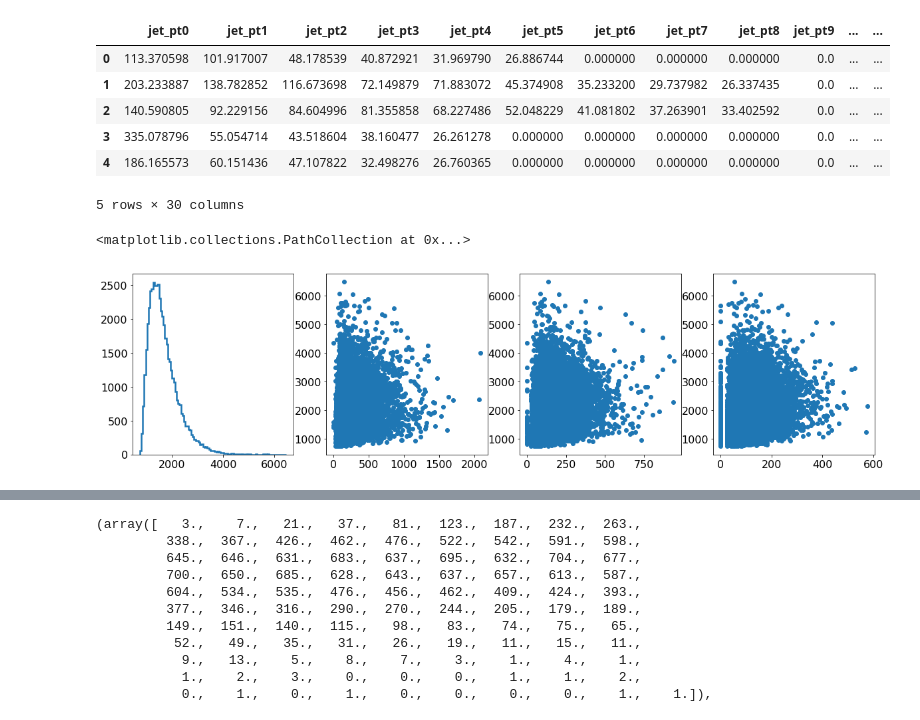
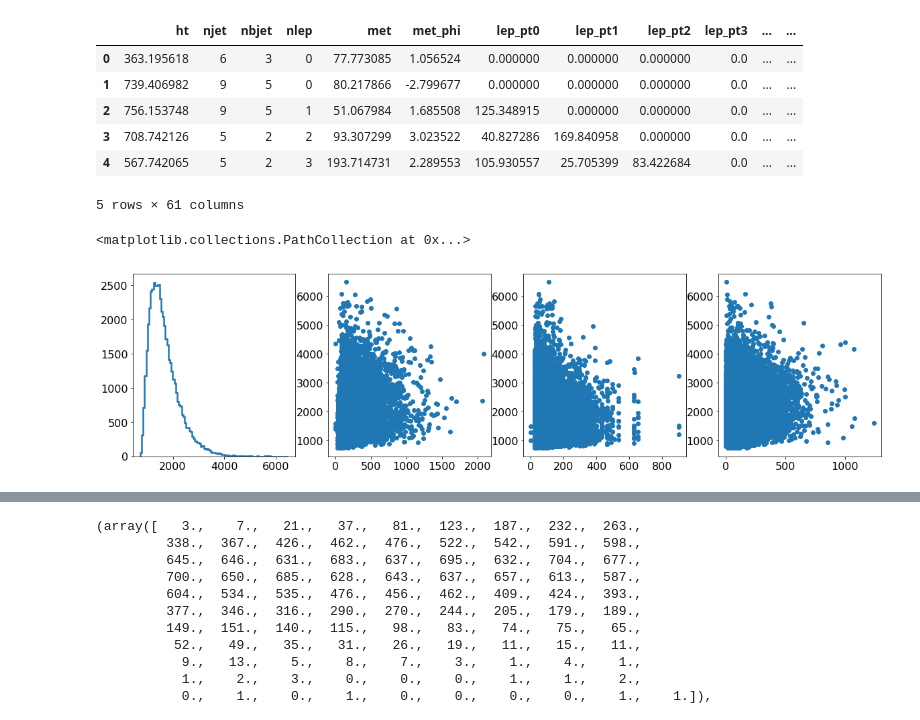
Before and after one commit to rmadar/ML-HEP, a Jupyter notebook: TestRootNumpy.ipynb, the cells around one changed output, grey strips where cells are left out. Saved outputs shown, nothing was run; the diff lists cells and outputs as text; code cells hidden in the pictures.

```diff
--- a/TestRootNumpy.ipynb
+++ b/TestRootNumpy.ipynb
@@ -28,31 +26,31 @@ Welcome to JupyROOT 6.10/02
 # %%
-data = root2array('flatNtuple_4topCI.root')
+data = root2array('flatNtuple_4topSM.root')
 df = pd.DataFrame(data)
 cols = df.columns.tolist()
 cols = cols[1:-1] + [cols[0]]
 df = df[cols]
 df.head()
 # %% [output]
-|  | jet_pt0 | jet_pt1 | jet_pt2 | jet_pt3 | jet_pt4 | jet_pt5 | jet_pt6 | jet_pt7 | jet_pt8 | jet_pt9 | ... | ... |
-| 0 | 113.370598 | 101.917007 | 48.178539 | 40.872921 | 31.969790 | 26.886744 | 0.000000 | 0.000000 | 0.000000 | 0.0 | ... | ... |
-| 1 | 203.233887 | 138.782852 | 116.673698 | 72.149879 | 71.883072 | 45.374908 | 35.233200 | 29.737982 | 26.337435 | 0.0 | ... | ... |
-| 2 | 140.590805 | 92.229156 | 84.604996 | 81.355858 | 68.227486 | 52.048229 | 41.081802 | 37.263901 | 33.402592 | 0.0 | ... | ... |
-| 3 | 335.078796 | 55.054714 | 43.518604 | 38.160477 | 26.261278 | 0.000000 | 0.000000 | 0.000000 | 0.000000 | 0.0 | ... | ... |
-| 4 | 186.165573 | 60.151436 | 47.107822 | 32.498276 | 26.760365 | 0.000000 | 0.000000 | 0.000000 | 0.000000 | 0.0 | ... | ... |
+|  | ht | njet | nbjet | nlep | met | met_phi | lep_pt0 | lep_pt1 | lep_pt2 | lep_pt3 | ... | ... |
+| 0 | 363.195618 | 6 | 3 | 0 | 77.773085 | 1.056524 | 0.000000 | 0.000000 | 0.000000 | 0.0 | ... | ... |
+| 1 | 739.406982 | 9 | 5 | 0 | 80.217866 | -2.799677 | 0.000000 | 0.000000 | 0.000000 | 0.0 | ... | ... |
+| 2 | 756.153748 | 9 | 5 | 1 | 51.067984 | 1.685508 | 125.348915 | 0.000000 | 0.000000 | 0.0 | ... | ... |
+| 3 | 708.742126 | 5 | 2 | 2 | 93.307299 | 3.023522 | 40.827286 | 169.840958 | 0.000000 | 0.0 | ... | ... |
+| 4 | 567.742065 | 5 | 2 | 3 | 193.714731 | 2.289553 | 105.930557 | 25.705399 | 83.422684 | 0.0 | ... | ... |
-5 rows × 30 columns
+5 rows × 61 columns
 # %%
 plt.figure(figsize=(20,5))
 plt.subplot(141)
 plt.hist(df['m4top'], bins=100, histtype='step', linewidth=2.5)
 plt.subplot(142)
 plt.scatter(df['jet_pt1'],df['m4top'])
 plt.subplot(143)
-plt.scatter(df['jet_pt2'],df['m4top'])
+plt.scatter(df['lep_pt1'],df['m4top'])
 plt.subplot(144)
-plt.scatter(df['jet_pt3'],df['m4top'])
+plt.scatter(df['met'],df['m4top'])
 # %% [output]
 <matplotlib.collections.PathCollection at 0x...>
-[figure, old version]
+[figure, new version]
 # %%
 #pd.plotting.scatter_matrix(df, figsize=(12,12), alpha=0.7, diagonal='hist')
 #plt.tight_layout()
```
Also changed, not shown: parts of 3 cells of this notebook, 2 other files.
